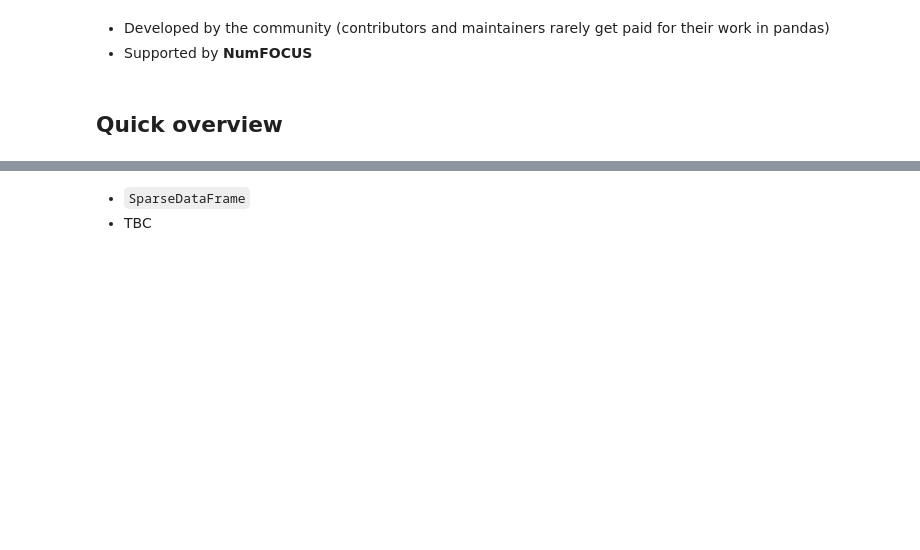
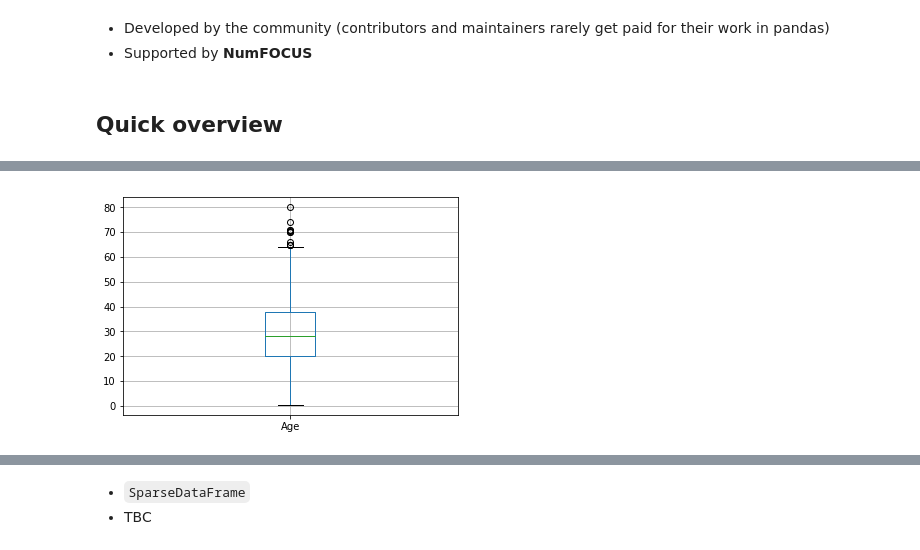
Before and after one commit to JoeZhao84/towards_pandas_1, a Jupyter notebook: Towards pandas 1.0.ipynb, the cells around one changed output, grey strips where cells are left out. Drawn from its saved outputs; the diff is of its cells as text; code cells hidden in the pictures; blank space fills up the shorter version.

```diff
--- a/Towards pandas 1.0.ipynb
+++ b/Towards pandas 1.0.ipynb
@@ -36,3 +36,8 @@ Marc Garcia - @datapythonista
  - Supported by **NumFOCUS**
 # %% [markdown]
 ## Quick overview
+# %%
+import pandas
+
+df = pandas.read_csv('data/titanic.csv.gz')
+df.head()
@@ -38,0 +51,6 @@ Marc Garcia - @datapythonista
+# %%
+%matplotlib inline
+
+df[['Age']].boxplot();
+# %% [output]
+[figure, added]
```
Also changed, not shown: parts of 29 cells of this notebook, 1 other file.
